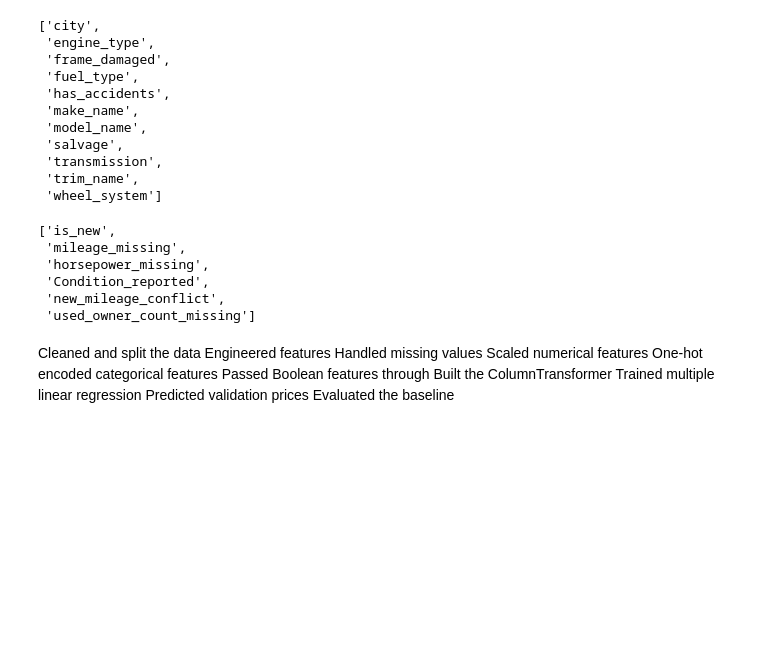
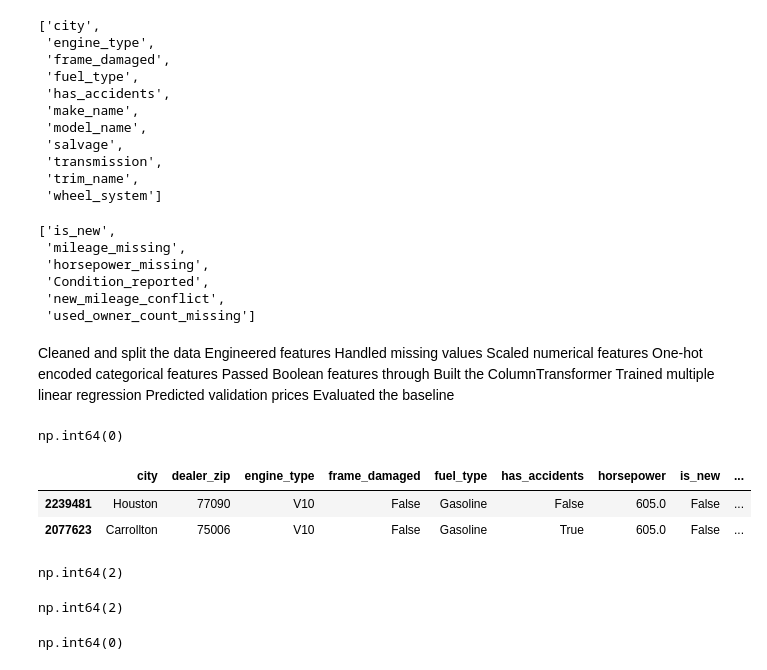
Before and after one commit to CaseyKiiza2026/vehicle-valuation-platform, a Jupyter notebook: notebooks/feature_engineering.ipynb, the cells around one changed output. Drawn from its saved outputs; the diff is of its cells as text; code cells hidden in the pictures; blank space fills up the shorter version.

```diff
--- a/notebooks/feature_engineering.ipynb
+++ b/notebooks/feature_engineering.ipynb
@@ -3439,3 +3455,13 @@ results.to_csv("model_results.csv", index=False)
  Trained multiple linear regression
  Predicted validation prices
  Evaluated the baseline
+# %%
+(X_train_10["model_name"] == "Carrera GT").sum()
+# %% [output]
+np.int64(0)
+# %%
+X_train.loc[X_train["model_name"] == "Carrera GT"]
+# %% [output]
+|  | city | dealer_zip | engine_type | frame_damaged | fuel_type | has_accidents | horsepower | is_new | ... |
+| 2239481 | Houston | 77090 | V10 | False | Gasoline | False | 605.0 | False | ... |
+| 2077623 | Carrollton | 75006 | V10 | False | Gasoline | True | 605.0 | False | ... |
@@ -3441,0 +3472,12 @@ results.to_csv("model_results.csv", index=False)
+# %%
+carrera_indices.isin(X_train.index).sum()
+# %% [output]
+np.int64(2)
+# %%
+carrera_indices.isin(X_val.index).sum()
+# %% [output]
+np.int64(2)
+# %%
+carrera_indices.isin(X_test.index).sum()
+# %% [output]
+np.int64(0)
```
Also changed, not shown: parts of 13 cells of this notebook, 1 other file.
